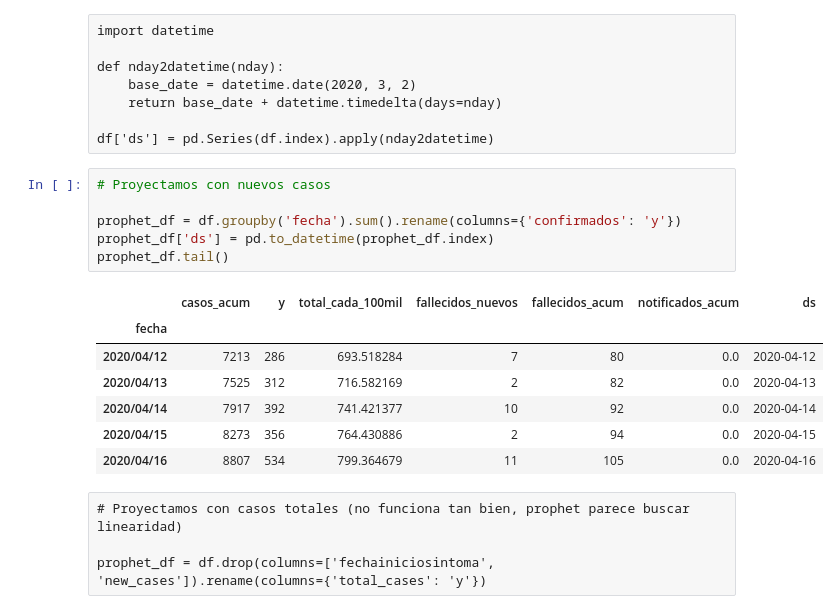
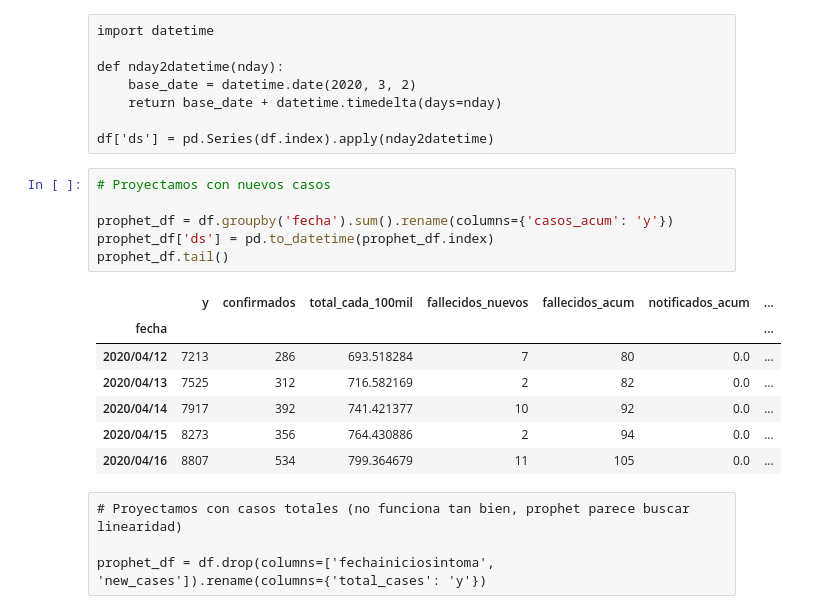
Before and after one commit to verasativa/covi-19-chile, a Jupyter notebook: prophet.ipynb, the cells around one changed output. Saved outputs shown, nothing was run; the diff lists cells and outputs as text.

```diff
--- a/prophet.ipynb
+++ b/prophet.ipynb
@@ -36,17 +36,17 @@ df['ds'] = pd.Series(df.index).apply(nday2datetime)
 # %%
 # Proyectamos con nuevos casos
 
-prophet_df = df.groupby('fecha').sum().rename(columns={'confirmados': 'y'})
+prophet_df = df.groupby('fecha').sum().rename(columns={'casos_acum': 'y'})
 prophet_df['ds'] = pd.to_datetime(prophet_df.index)
 prophet_df.tail()
 # %% [output]
-|  | casos_acum | y | total_cada_100mil | fallecidos_nuevos | fallecidos_acum | notificados_acum | ds |
-| fecha |  |  |  |  |  |  |  |
-| 2020/04/12 | 7213 | 286 | 693.518284 | 7 | 80 | 0.0 | 2020-04-12 |
-| 2020/04/13 | 7525 | 312 | 716.582169 | 2 | 82 | 0.0 | 2020-04-13 |
-| 2020/04/14 | 7917 | 392 | 741.421377 | 10 | 92 | 0.0 | 2020-04-14 |
-| 2020/04/15 | 8273 | 356 | 764.430886 | 2 | 94 | 0.0 | 2020-04-15 |
-| 2020/04/16 | 8807 | 534 | 799.364679 | 11 | 105 | 0.0 | 2020-04-16 |
+|  | y | confirmados | total_cada_100mil | fallecidos_nuevos | fallecidos_acum | notificados_acum | ... |
+| fecha |  |  |  |  |  |  | ... |
+| 2020/04/12 | 7213 | 286 | 693.518284 | 7 | 80 | 0.0 | ... |
+| 2020/04/13 | 7525 | 312 | 716.582169 | 2 | 82 | 0.0 | ... |
+| 2020/04/14 | 7917 | 392 | 741.421377 | 10 | 92 | 0.0 | ... |
+| 2020/04/15 | 8273 | 356 | 764.430886 | 2 | 94 | 0.0 | ... |
+| 2020/04/16 | 8807 | 534 | 799.364679 | 11 | 105 | 0.0 | ... |
 # %% [raw]
 # Proyectamos con casos totales (no funciona tan bien, prophet parece buscar linearidad)
 
```
Also changed, not shown: parts of 4 cells of this notebook, 3 other files.
